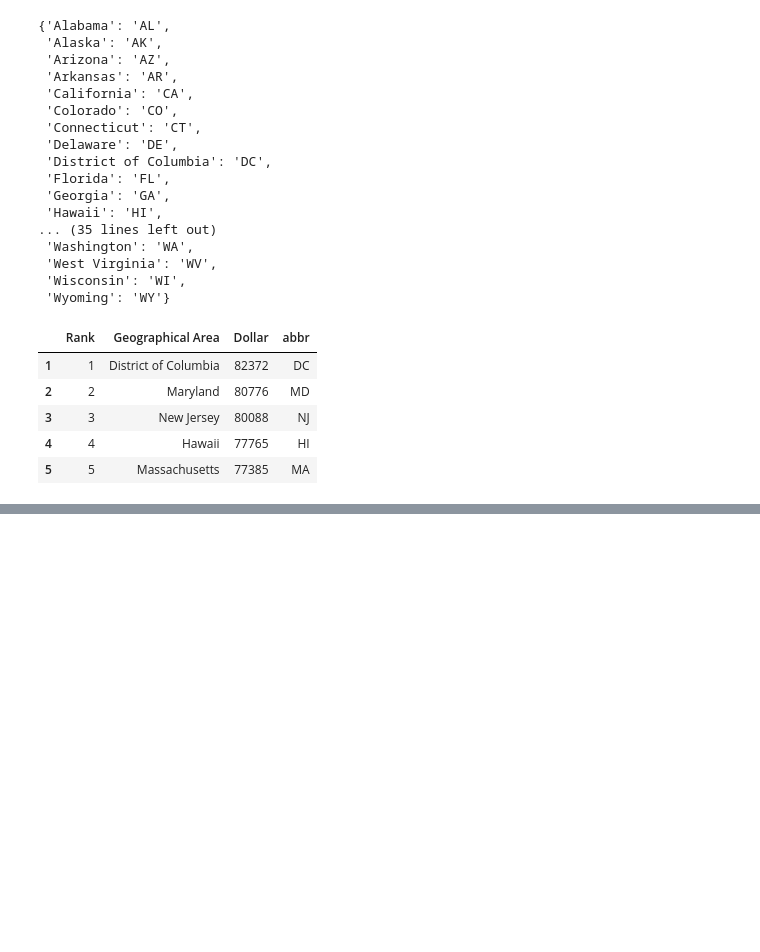
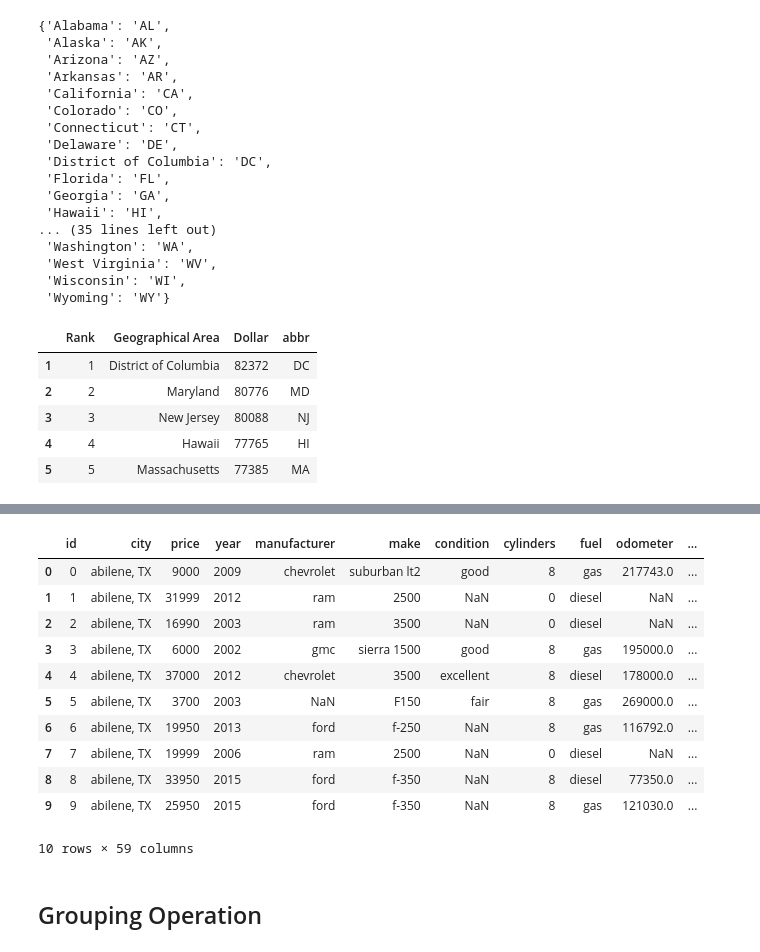
Before and after one commit to zxhuang96/used_car_pricing, a Jupyter notebook: Feature_Engineering/expand_features.ipynb, the cells around one changed output, grey strips where cells are left out. Saved outputs shown, nothing was run; the diff lists cells and outputs as text; code cells hidden in the pictures; blank space fills up the shorter version.

```diff
--- a/Feature_Engineering/expand_features.ipynb
+++ b/Feature_Engineering/expand_features.ipynb
@@ -88,0 +271,4 @@ median_household_income.to_csv("median_household_income2017.csv",index=False)
+# %%
+data["income_rank"]=data["state_comb"].apply(lambda x:median_household_income["Rank"].loc[x])
+# %%
+data["median_income"]=data["state_comb"].apply(lambda x:median_household_income["Dollar"].loc[x])
@@ -88,0 +291,15 @@ median_household_income.to_csv("median_household_income2017.csv",index=False)
+# %%
+one_hot_encoding_list=["condition","cylinders","title_status","type"]
+label_encoding_list=["transmission","fuel"]
+
+
+for c1 in one_hot_encoding_list:
+    onehot_encoder = OneHotEncoder(sparse=False)
+    onehot_encoded = (onehot_encoder.fit_transform(np.array(data[c1].fillna("null")).reshape(len(data[c1]),1))).astype(int)
+    onehot_df=pd.DataFrame(onehot_encoded,columns=[c1+"_onehot_"+str(i) for i in range(1,onehot_encoded.shape[1]+1)])
+    data=pd.concat([data,onehot_df],axis=1)
+
+for c2 in label_encoding_list:
+    label_encoder = LabelEncoder()
+    label_encoder.fit(list(data[c2].values))
+    data[c2+"_encoded"]=label_encoder.transform(list(data[c2].values))
@@ -88,0 +345,17 @@ median_household_income.to_csv("median_household_income2017.csv",index=False)
+# %%
+data.insert(0,"id",data.index)
+# %%
+data.head(10)
+# %% [output]
+|  | id | city | price | year | manufacturer | make | condition | cylinders | fuel | odometer | ... |
+| 0 | 0 | abilene, TX | 9000 | 2009 | chevrolet | suburban lt2 | good | 8 | gas | 217743.0 | ... |
+| 1 | 1 | abilene, TX | 31999 | 2012 | ram | 2500 | NaN | 0 | diesel | NaN | ... |
+| 2 | 2 | abilene, TX | 16990 | 2003 | ram | 3500 | NaN | 0 | diesel | NaN | ... |
+| 3 | 3 | abilene, TX | 6000 | 2002 | gmc | sierra 1500 | good | 8 | gas | 195000.0 | ... |
+| 4 | 4 | abilene, TX | 37000 | 2012 | chevrolet | 3500 | excellent | 8 | diesel | 178000.0 | ... |
+| 5 | 5 | abilene, TX | 3700 | 2003 | NaN | F150 | fair | 8 | gas | 269000.0 | ... |
+| 6 | 6 | abilene, TX | 19950 | 2013 | ford | f-250 | NaN | 8 | gas | 116792.0 | ... |
+| 7 | 7 | abilene, TX | 19999 | 2006 | ram | 2500 | NaN | 0 | diesel | NaN | ... |
+| 8 | 8 | abilene, TX | 33950 | 2015 | ford | f-350 | NaN | 8 | diesel | 77350.0 | ... |
+| 9 | 9 | abilene, TX | 25950 | 2015 | ford | f-350 | NaN | 8 | gas | 121030.0 | ... |
+10 rows × 59 columns
@@ -88,0 +364,2 @@ median_household_income.to_csv("median_household_income2017.csv",index=False)
+# %% [markdown]
+## Grouping Operation
```
Also changed, not shown: parts of 41 cells of this notebook.
